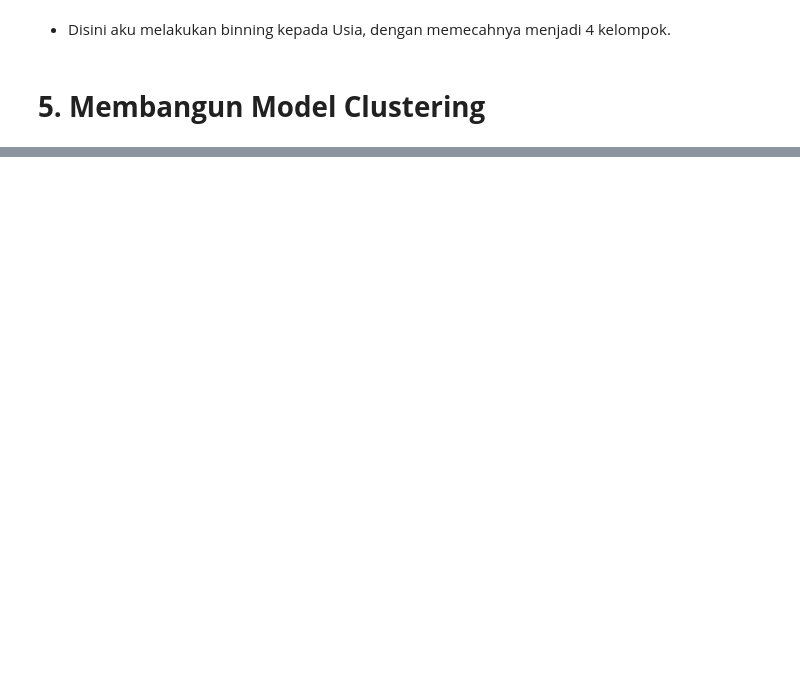
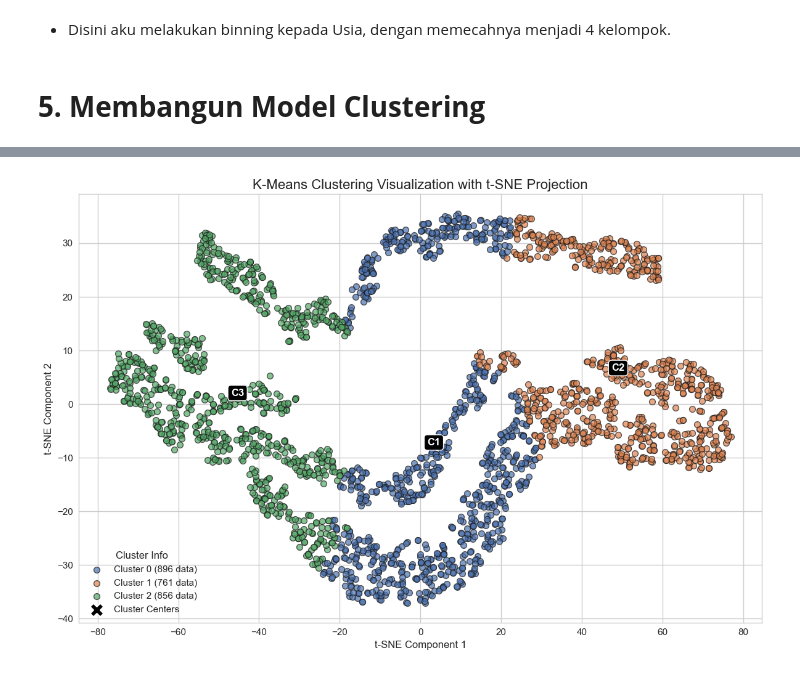
Before and after one commit to BagasNuryaman15/BMLP_SatriaDirgantaraNuryaman, a Jupyter notebook: [Clustering]BMLP_SatriaDirgantaraNuryaman.ipynb, the cells around one changed output, grey strips where cells are left out. Drawn from its saved outputs; the diff is of its cells as text; code cells hidden in the pictures; blank space fills up the shorter version.

```diff
--- a/[Clustering]BMLP_SatriaDirgantaraNuryaman.ipynb
+++ b/[Clustering]BMLP_SatriaDirgantaraNuryaman.ipynb
@@ -1785,0 +1953,47 @@ Scaled bins: [0.0, 0.11290322580645161, 0.43548387096774194, 0.7580645161290323,
+# %%
+clustering_df['Cluster'] = cluster_labels
+
+# Tsne
+tsne = TSNE(n_components=2, random_state=42, perplexity=30, n_iter=1000)
+X_tsne = tsne.fit_transform(clustering_df.drop(columns='Cluster'))
+
+centroids_tsne = []
+for cluster in sorted(clustering_df['Cluster'].unique()):
+    cluster_mask = clustering_df['Cluster'] == cluster
+    cluster_center = X_tsne[cluster_mask].mean(axis=0)
+    centroids_tsne.append(cluster_center)
+
+centroids_tsne = np.array(centroids_tsne)
+
+# Warna
+plt.figure(figsize=(12, 8))
+colors = ['#4c72b0', '#dd8452', '#55a868']
+
+for cluster in sorted(clustering_df['Cluster'].unique()):
+    cluster_data = X_tsne[clustering_df['Cluster'] == cluster]
+    label = f'Cluster {cluster} ({len(cluster_data)} data)'
+    plt.scatter(cluster_data[:, 0], cluster_data[:, 1],
+                label=label, s=50, alpha=0.7, color=colors[cluster], edgecolor='k')
+
+# plot centroids
+plt.scatter(centroids_tsne[:, 0], centroids_tsne[:, 1],
+            c='black', s=250, marker='X', label='Cluster Centers', edgecolor='white', linewidth=1.5)
+
+# in buat label centroids aja
+for i, (x, y) in enumerate(centroids_tsne):
+    plt.text(x, y, f'C{i+1}', fontsize=12, fontweight='bold',
+             ha='center', va='center', color='white',
+             bbox=dict(facecolor='black', boxstyle='round,pad=0.3'))
+
+
+plt.title('K-Means Clustering Visualization with t-SNE Projection', fontsize=16)
+plt.xlabel('t-SNE Component 1', fontsize=12)
+plt.ylabel('t-SNE Component 2', fontsize=12)
+plt.legend(title='Cluster Info')
+plt.grid(True)
+
+# Merapihkan
+plt.tight_layout()
+plt.show()
+# %% [output]
+[figure, added]
```
Also changed, not shown: parts of 69 cells of this notebook, 5 other files.
